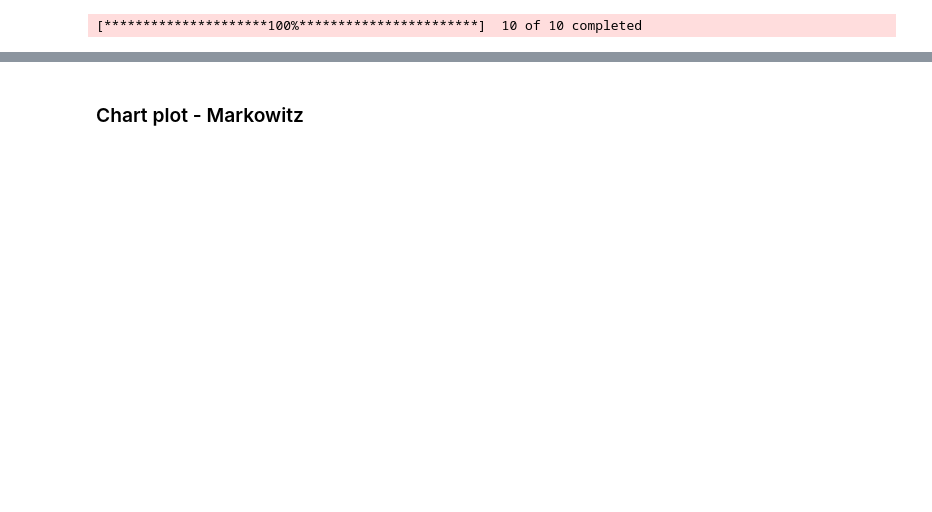
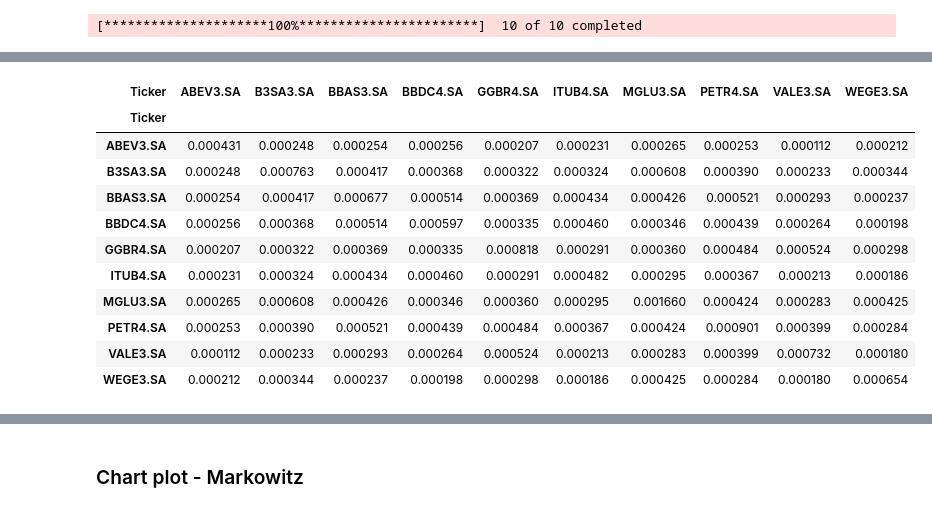
Before and after one commit to maronect/deep_learning_finance, a Jupyter notebook: notebooks/01-markowitz_optimization.ipynb, the cells around one changed output, grey strips where cells are left out. Cells and saved outputs as stored; diff of their text form; code cells hidden in the pictures; blank space fills up the shorter version.

```diff
--- a/notebooks/01-markowitz_optimization.ipynb
+++ b/notebooks/01-markowitz_optimization.ipynb
@@ -23 +47,16 @@ cov_matrix = daily_returns.cov()
+# %%
+cov_matrix
+# %% [output]
+| Ticker | ABEV3.SA | B3SA3.SA | BBAS3.SA | BBDC4.SA | GGBR4.SA | ITUB4.SA | MGLU3.SA | PETR4.SA | VALE3.SA | WEGE3.SA |
+| Ticker |  |  |  |  |  |  |  |  |  |  |
+| ABEV3.SA | 0.000431 | 0.000248 | 0.000254 | 0.000256 | 0.000207 | 0.000231 | 0.000265 | 0.000253 | 0.000112 | 0.000212 |
+| B3SA3.SA | 0.000248 | 0.000763 | 0.000417 | 0.000368 | 0.000322 | 0.000324 | 0.000608 | 0.000390 | 0.000233 | 0.000344 |
+| BBAS3.SA | 0.000254 | 0.000417 | 0.000677 | 0.000514 | 0.000369 | 0.000434 | 0.000426 | 0.000521 | 0.000293 | 0.000237 |
+| BBDC4.SA | 0.000256 | 0.000368 | 0.000514 | 0.000597 | 0.000335 | 0.000460 | 0.000346 | 0.000439 | 0.000264 | 0.000198 |
+| GGBR4.SA | 0.000207 | 0.000322 | 0.000369 | 0.000335 | 0.000818 | 0.000291 | 0.000360 | 0.000484 | 0.000524 | 0.000298 |
+| ITUB4.SA | 0.000231 | 0.000324 | 0.000434 | 0.000460 | 0.000291 | 0.000482 | 0.000295 | 0.000367 | 0.000213 | 0.000186 |
+| MGLU3.SA | 0.000265 | 0.000608 | 0.000426 | 0.000346 | 0.000360 | 0.000295 | 0.001660 | 0.000424 | 0.000283 | 0.000425 |
+| PETR4.SA | 0.000253 | 0.000390 | 0.000521 | 0.000439 | 0.000484 | 0.000367 | 0.000424 | 0.000901 | 0.000399 | 0.000284 |
+| VALE3.SA | 0.000112 | 0.000233 | 0.000293 | 0.000264 | 0.000524 | 0.000213 | 0.000283 | 0.000399 | 0.000732 | 0.000180 |
+| WEGE3.SA | 0.000212 | 0.000344 | 0.000237 | 0.000198 | 0.000298 | 0.000186 | 0.000425 | 0.000284 | 0.000180 | 0.000654 |
 # %%
```
Also changed, not shown: parts of 16 cells of this notebook.
